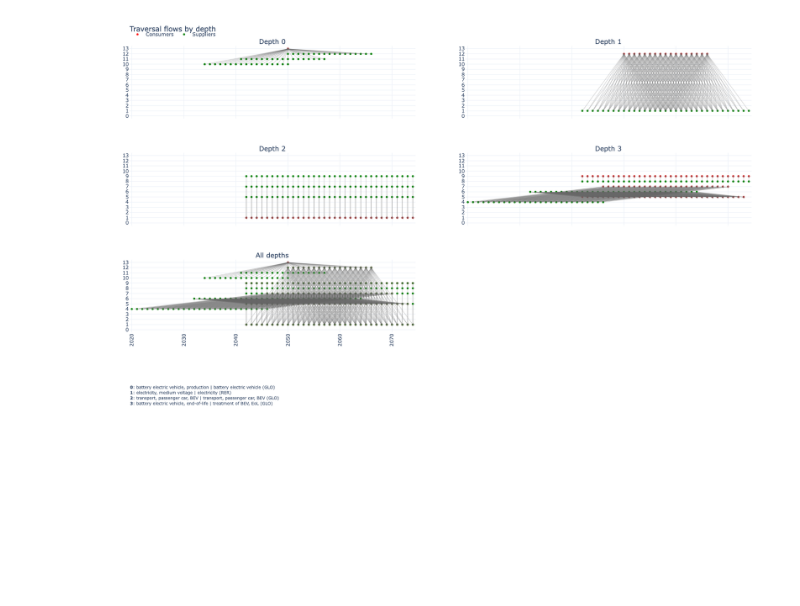
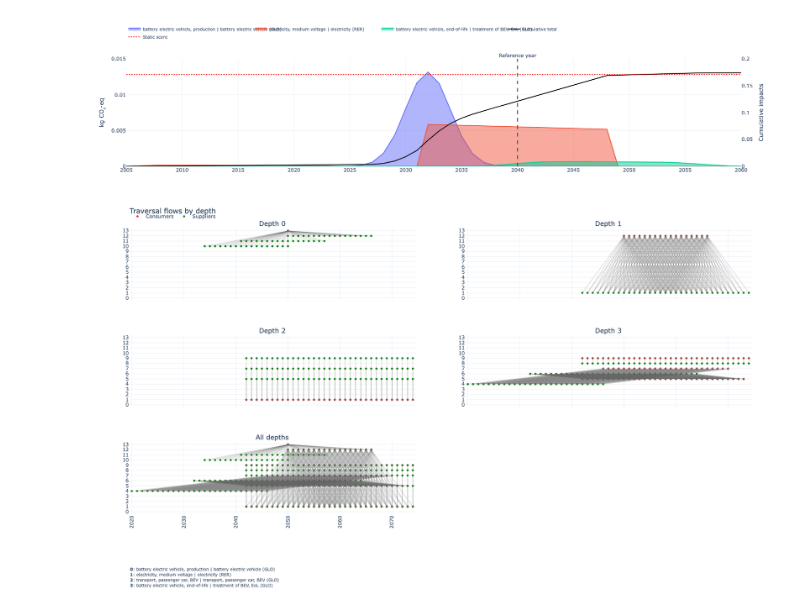
Before and after one commit to Laboratory-for-Energy-Systems-Analysis/trails, a Jupyter notebook: dev/example/dev.ipynb, the cells around one changed output. Saved outputs shown, nothing was run; the diff lists cells and outputs as text; code cells hidden in the pictures; blank space fills up the shorter version.

```diff
--- a/dev/example/dev.ipynb
+++ b/dev/example/dev.ipynb
@@ -106,26 +129,28 @@ results_static_BEV = lca(
 # %%
 fig = plot_temporal_scores(
     results_by_year=results_by_year_BEV,
     stacked=False,
     trails=trails,
     title="",
     method_label="kg CO₂-eq",
     cumulative=False,
     width=550,
-    height=350,
+    height=400,
     year_tick=5,
     year_range=(2005, 2060),
     reference_year=ref_year,
     show_cumulative_axis=True,
     cumulative_axis_label="Cumulative impacts",
     legend_y=1.15,
     static_score=results_static_BEV[2040]["scores"],
     static_score_dash= "dot",
     static_score_color= "red",
     y_max=0.015,
     y2_max=0.20
 )
 fig.show()
+# %% [output]
+[figure, added]
 # %%
 from trails.plotting import plot_traversal_grid_flow
 edges_by_depth = trails.collect_traversal_edges(
```
Also changed, not shown: parts of 7 cells of this notebook, 21 other files.
